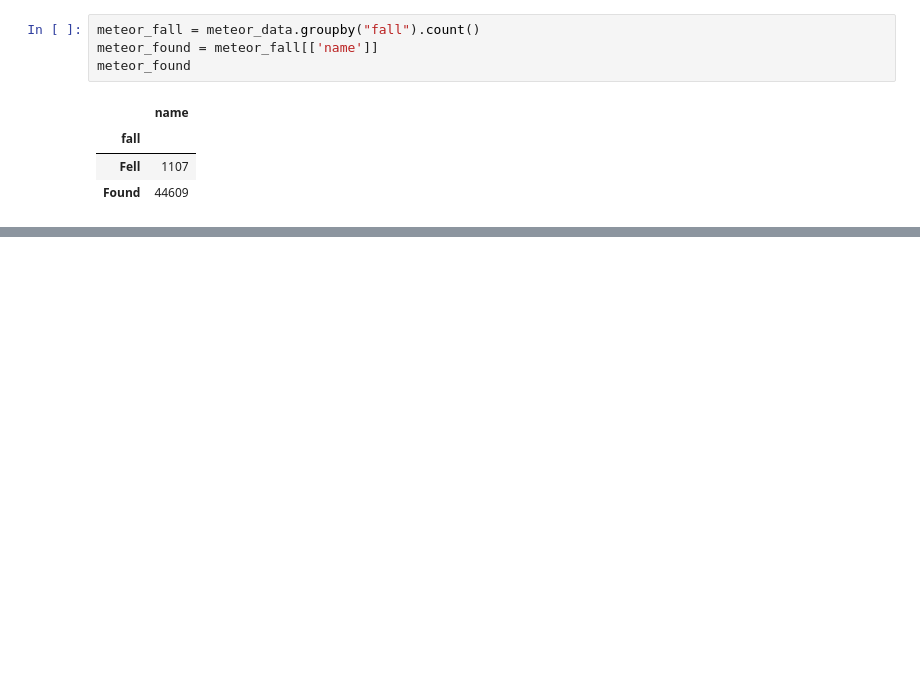
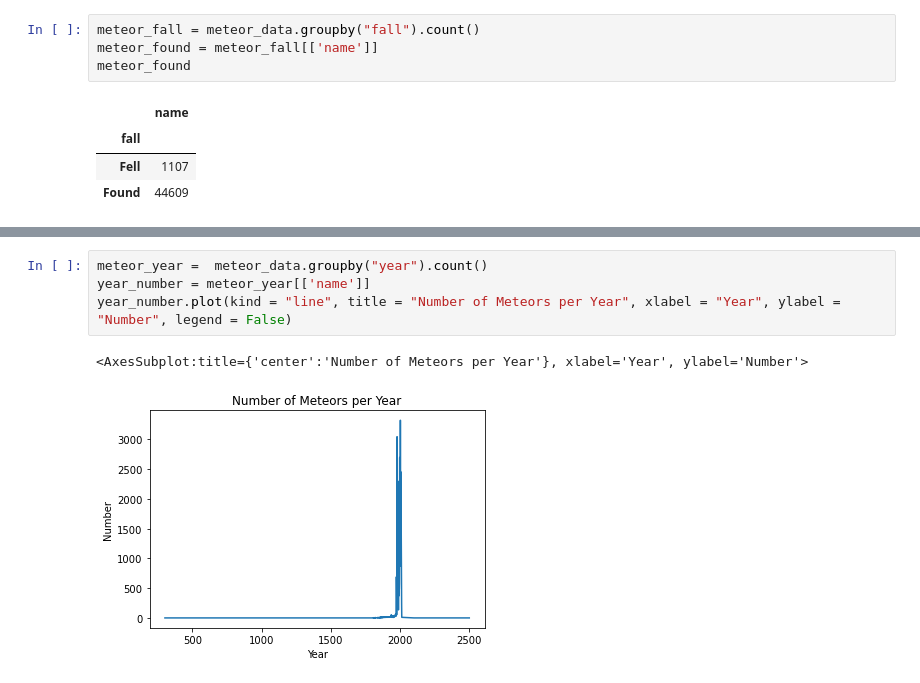
Before and after one commit to wagneree193/erin-obrien.github.io, a Jupyter notebook: Meteor.ipynb, the cells around one changed output, grey strips where cells are left out. Saved outputs shown, nothing was run; the diff lists cells and outputs as text; blank space fills up the shorter version.

```diff
--- a/Meteor.ipynb
+++ b/Meteor.ipynb
@@ -102,0 +103,7 @@ meteor_found.plot(kind = "bar")
+# %%
+meteor_year =  meteor_data.groupby("year").count()
+year_number = meteor_year[['name']]
+year_number.plot(kind = "line", title = "Number of Meteors per Year", xlabel = "Year", ylabel = "Number", legend = False)
+# %% [output]
+<AxesSubplot:title={'center':'Number of Meteors per Year'}, xlabel='Year', ylabel='Number'>
+[figure, added]
```
Also changed, not shown: parts of 2 cells of this notebook, 5 other files.
